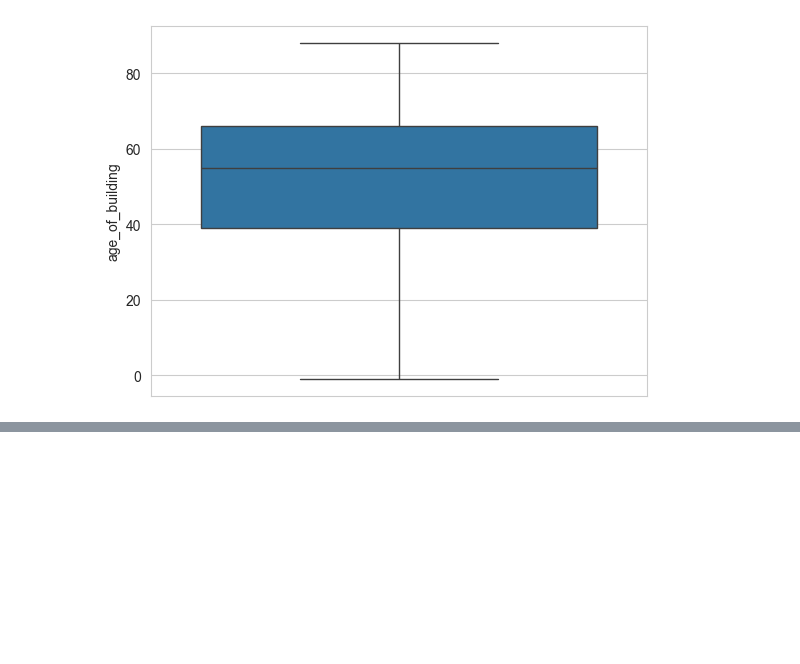
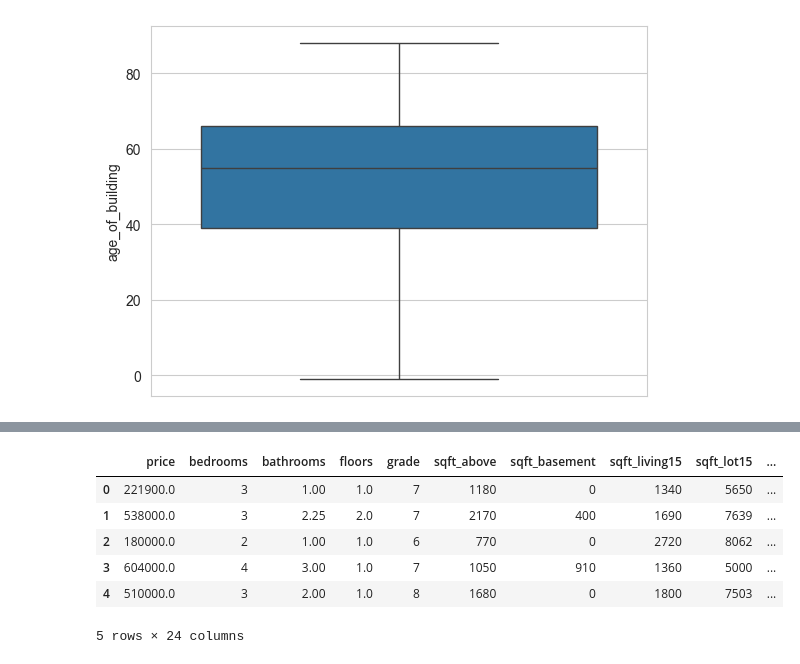
Before and after one commit to Takosaga/spring_24, a Jupyter notebook: data_mining/lab3/lab3.ipynb, the cells around one changed output, grey strips where cells are left out. Drawn from its saved outputs; the diff is of its cells as text; code cells hidden in the pictures; blank space fills up the shorter version.

```diff
--- a/data_mining/lab3/lab3.ipynb
+++ b/data_mining/lab3/lab3.ipynb
@@ -347,0 +370,42 @@ d
+# %%
+# categories where it has XOR relationship is droped to one
+SY = pd.get_dummies(wa_housing_df['sales_year'],drop_first=False)
+SY.drop([2014],axis=1, inplace = True)
+SY.rename(columns={2015:"sold_in_2015"}, inplace = True)
+
+W = pd.get_dummies(wa_housing_df['waterfront'],drop_first=False)
+W.drop([0], axis=1, inplace=True)
+W.rename(columns={1:'has_waterfront'}, inplace=True)
+
+
+V = pd.get_dummies(wa_housing_df['view'],drop_first=False)
+for i in range(len(V.columns)):
+    V.rename(columns={V.columns[i]:"view" + str(i)}, inplace=True)
+
+C = pd.get_dummies(wa_housing_df['condition'],drop_first=False)
+for i in range(len(C.columns)):
+    C.rename(columns={C.columns[i]:"condition" + str(i)}, inplace=True)
+
+LiveR = pd.get_dummies(wa_housing_df['2015_living_renovation'],drop_first=False)
+LiveR.drop([0],axis=1, inplace = True)
+LiveR.rename(columns={1:"has_2015_living_renovation"}, inplace=True)
+
+
+LotR = pd.get_dummies(wa_housing_df['2015_lot_renovation'],drop_first=False)
+LotR.drop([0],axis=1, inplace = True)
+LotR.rename(columns={1:'has_2015_lot_renovation'}, inplace=True)
+# %%
+working_data = wa_housing_df.copy()
+working_data.drop(['view','condition','waterfront','sales_year', '2015_living_renovation','2015_lot_renovation'],axis=1, inplace=True)
+# %%
+working_data = pd.concat([working_data, SY, W, V, C, LiveR, LotR], axis=1)
+# %%
+working_data.head()
+# %% [output]
+|  | price | bedrooms | bathrooms | floors | grade | sqft_above | sqft_basement | sqft_living15 | sqft_lot15 | ... |
+| 0 | 221900.0 | 3 | 1.00 | 1.0 | 7 | 1180 | 0 | 1340 | 5650 | ... |
+| 1 | 538000.0 | 3 | 2.25 | 2.0 | 7 | 2170 | 400 | 1690 | 7639 | ... |
+| 2 | 180000.0 | 2 | 1.00 | 1.0 | 6 | 770 | 0 | 2720 | 8062 | ... |
+| 3 | 604000.0 | 4 | 3.00 | 1.0 | 7 | 1050 | 910 | 1360 | 5000 | ... |
+| 4 | 510000.0 | 3 | 2.00 | 1.0 | 8 | 1680 | 0 | 1800 | 7503 | ... |
+5 rows × 24 columns
```
Also changed, not shown: parts of 20 cells of this notebook.
